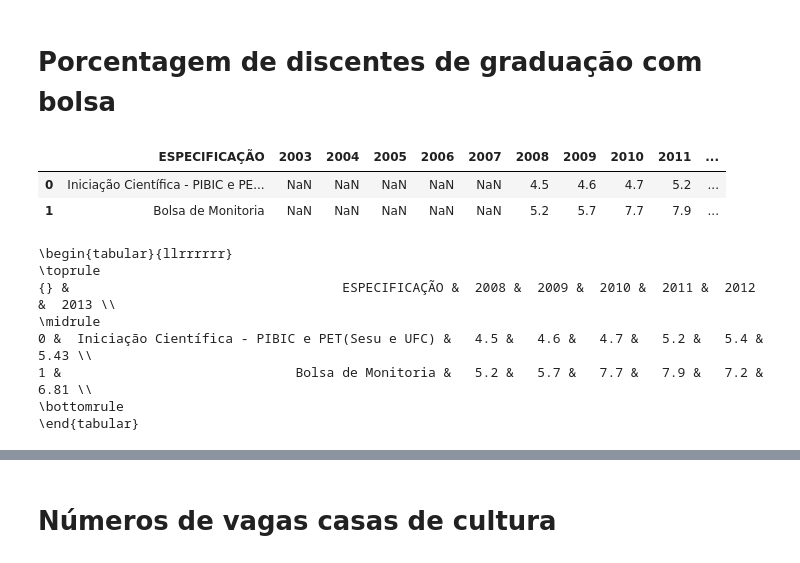
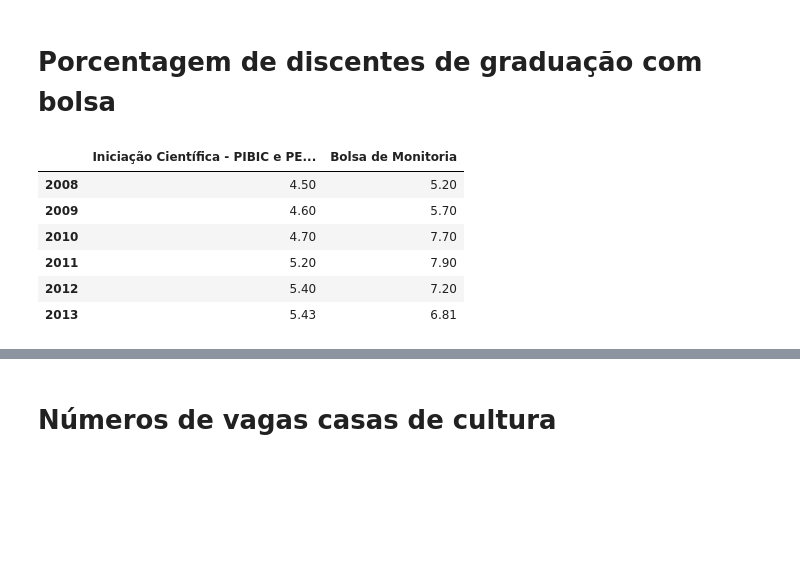
Before and after one commit to abevieiramota/Mestrado, a Jupyter notebook: notebooks/2. Atributos da UFC.ipynb, the cells around one changed output, grey strips where cells are left out. Cells and saved outputs as stored; diff of their text form; code cells hidden in the pictures; blank space fills up the shorter version.

```diff
--- a/notebooks/2. Atributos da UFC.ipynb
+++ b/notebooks/2. Atributos da UFC.ipynb
@@ -117,21 +97,14 @@ Programa de Educação Tutorial - PET - SESu & - &  204 &  204 &  204 &  252 &
 # %% [markdown]
 # Porcentagem de discentes de graduação com bolsa
 # %%
-df = pd.read_csv('../Dados/pct-discentes-com-bolsa.csv', encoding='utf-8', na_values='-')
+df = pd.read_csv('../Dados/pct-discentes-com-bolsa.csv', encoding='utf-8', na_values='-', index_col=0)
 # %%
-df.head()
+df
 # %% [output]
-|  | ESPECIFICAÇÃO | 2003 | 2004 | 2005 | 2006 | 2007 | 2008 | 2009 | 2010 | 2011 | ... |
-| 0 | Iniciação Científica - PIBIC e PE... | NaN | NaN | NaN | NaN | NaN | 4.5 | 4.6 | 4.7 | 5.2 | ... |
-| 1 | Bolsa de Monitoria | NaN | NaN | NaN | NaN | NaN | 5.2 | 5.7 | 7.7 | 7.9 | ... |
+|  | Iniciação Científica - PIBIC e PE... | Bolsa de Monitoria |
+| 2008 | 4.50 | 5.20 |
+| 2009 | 4.60 | 5.70 |
+| 2010 | 4.70 | 7.70 |
+| 2011 | 5.20 | 7.90 |
+| 2012 | 5.40 | 7.20 |
+| 2013 | 5.43 | 6.81 |
-# %%
-print df[[u'ESPECIFICAÇÃO', '2008', '2009', '2010', '2011', '2012', '2013']].to_latex(na_rep='-')
-# %% [output]
-\begin{tabular}{llrrrrrr}
-\toprule
-{} &                                   ESPECIFICAÇÃO &  2008 &  2009 &  2010 &  2011 &  2012 &  2013 \\
-\midrule
-0 &  Iniciação Científica - PIBIC e PET(Sesu e UFC) &   4.5 &   4.6 &   4.7 &   5.2 &   5.4 &  5.43 \\
-1 &                              Bolsa de Monitoria &   5.2 &   5.7 &   7.7 &   7.9 &   7.2 &  6.81 \\
-\bottomrule
-\end{tabular}
```
Also changed, not shown: parts of 20 cells of this notebook, 16 other files.
